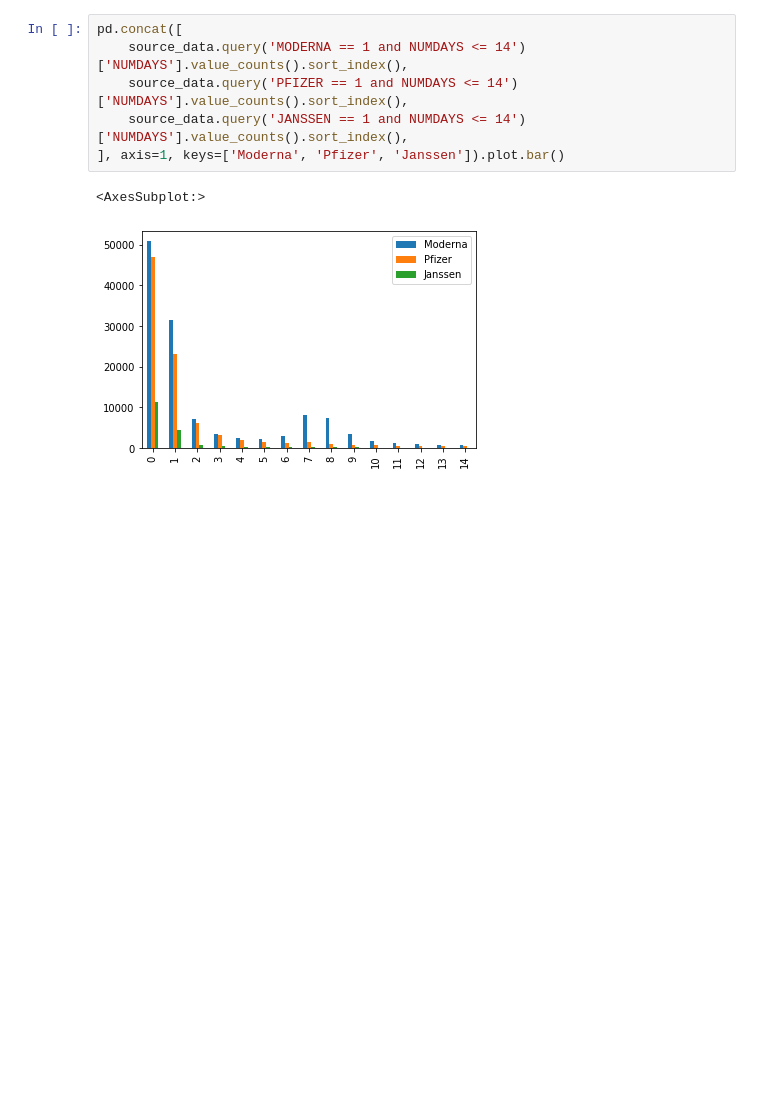
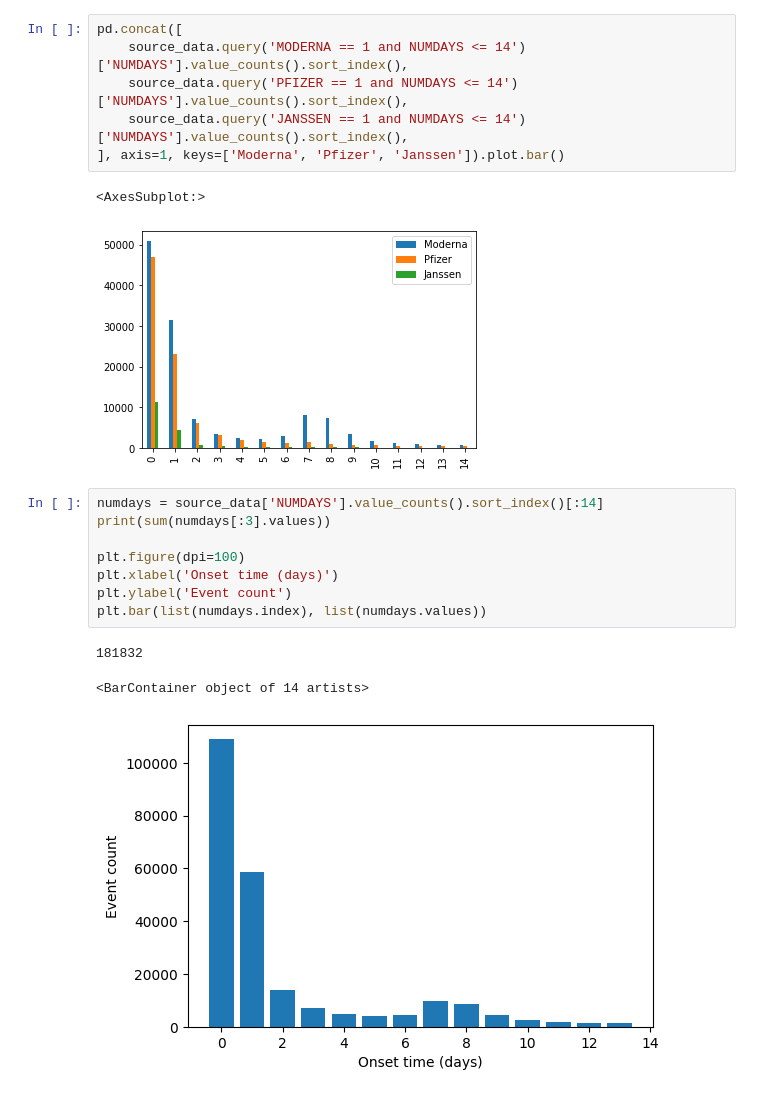
Before and after one commit to FangxuY/CSIT-DM-Project, a Jupyter notebook: OnsetPrediction.ipynb, the cells around one changed output. Drawn from its saved outputs; the diff is of its cells as text; blank space fills up the shorter version.

Commit message:
add onset time diagram

```diff
--- a/OnsetPrediction.ipynb
+++ b/OnsetPrediction.ipynb
@@ -327,3 +328,15 @@ pd.concat([
 # %% [output]
 <AxesSubplot:>
 [figure]
+# %%
+numdays = source_data['NUMDAYS'].value_counts().sort_index()[:14]
+print(sum(numdays[:3].values))
+
+plt.figure(dpi=100)
+plt.xlabel('Onset time (days)')
+plt.ylabel('Event count')
+plt.bar(list(numdays.index), list(numdays.values))
+# %% [output]
+181832
+<BarContainer object of 14 artists>
+[figure, added]
```
Also changed, not shown: parts of 1 cell of this notebook.
